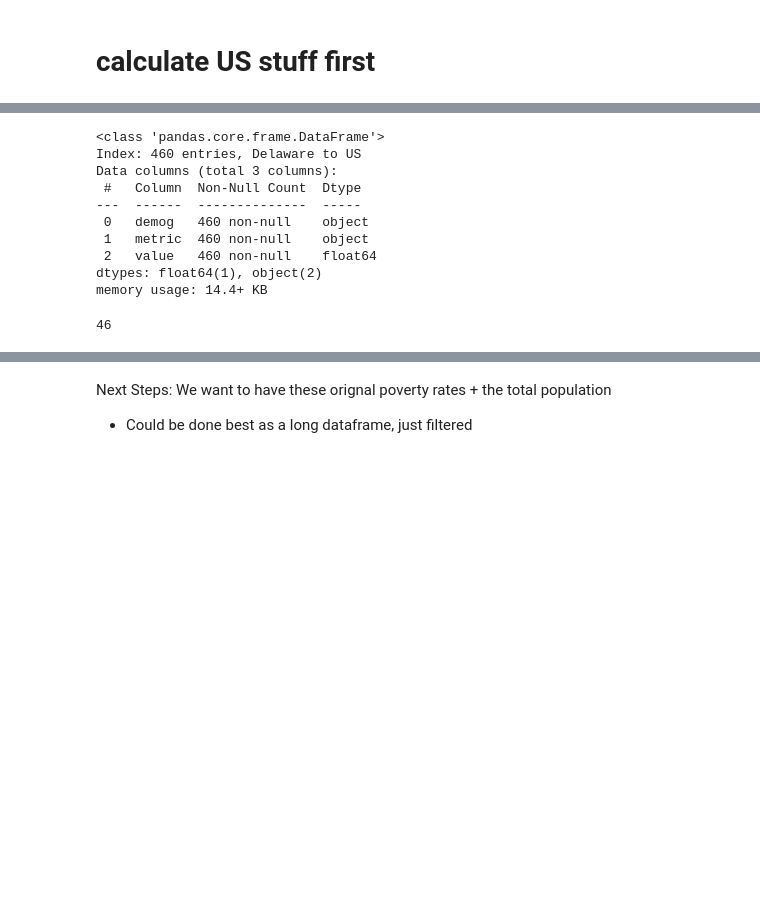
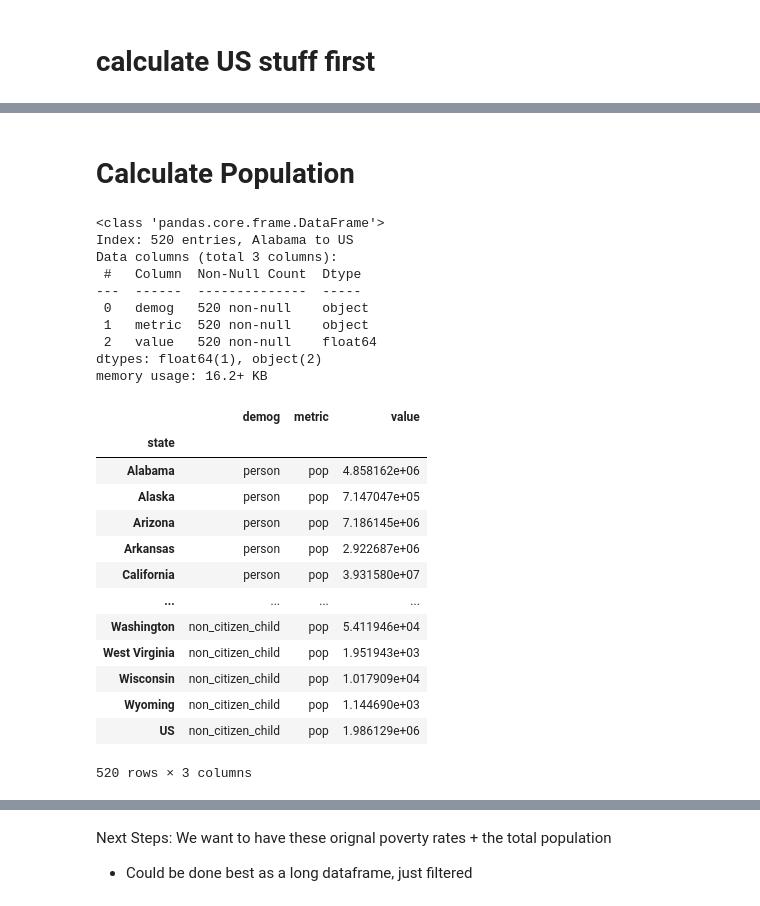
Before and after one commit to UBICenter/us-calc, a Jupyter notebook: pre-processing-notebook.ipynb, the cells around one changed output, grey strips where cells are left out. Saved outputs shown, nothing was run; the diff lists cells and outputs as text; code cells hidden in the pictures; blank space fills up the shorter version.

```diff
--- a/pre-processing-notebook.ipynb
+++ b/pre-processing-notebook.ipynb
@@ -274,35 +304,48 @@ dtype: float64
+# %% [markdown]
+# Calculate Population
 # %%
-# calculate poverty RATE for each DEMOGRAPHIC in US
-pov_rate_us = mdf.weighted_sum(poor_pop, demog_cols, "asecwt") / mdf.weighted_sum(
+# calculate POPULATION for each DEMOGRAPHIC in US
+pop_us = mdf.weighted_sum(
     person, demog_cols, w="asecwt"
 )
 # add name to series
-pov_rate_us.name = "US"
-# calculate poverty RATE for each group by state
-pov_rates = mdf.weighted_sum(
-    poor_pop, demog_cols, "asecwt", groupby="state"
-) / mdf.weighted_sum(person, demog_cols, w="asecwt", groupby="state")
+pop_us.name = "US"
+# calculate POPULATION for each group by state
+pop_states = mdf.weighted_sum(person, demog_cols, w="asecwt", groupby="state")
 
 # append US statistics as additional 'state'
-pov_df = pov_rates.append(pov_rate_us)
+pop_df = pop_states.append(pop_us)
 
 # melt df from wide to long format
-pov_df = pov_df.melt(ignore_index=False, var_name="demog")
+pop_df = pop_df.melt(ignore_index=False, var_name="demog")
 
-pov_df.insert(loc=1, column="metric", value="pov_rate")
-pov_df.info()
+pop_df.insert(loc=1, column="metric", value="pop")
+pop_df.info()
 # %% [output]
 <class 'pandas.core.frame.DataFrame'>
-Index: 460 entries, Delaware to US
+Index: 520 entries, Alabama to US
 Data columns (total 3 columns):
  #   Column  Non-Null Count  Dtype
 ---  ------  --------------  -----
- 0   demog   460 non-null    object
- 1   metric  460 non-null    object
- 2   value   460 non-null    float64
+ 0   demog   520 non-null    object
+ 1   metric  520 non-null    object
+ 2   value   520 non-null    float64
 dtypes: float64(1), object(2)
-memory usage: 14.4+ KB
+memory usage: 16.2+ KB
-# %%
-pov_df.index.nunique()
-# %% [output]
-46
+# %%
+pop_df
+# %% [output]
+|  | demog | metric | value |
+| state |  |  |  |
+| Alabama | person | pop | 4.858162e+06 |
+| Alaska | person | pop | 7.147047e+05 |
+| Arizona | person | pop | 7.186145e+06 |
+| Arkansas | person | pop | 2.922687e+06 |
+| California | person | pop | 3.931580e+07 |
+| ... | ... | ... | ... |
+| Washington | non_citizen_child | pop | 5.411946e+04 |
+| West Virginia | non_citizen_child | pop | 1.951943e+03 |
+| Wisconsin | non_citizen_child | pop | 1.017909e+04 |
+| Wyoming | non_citizen_child | pop | 1.144690e+03 |
+| US | non_citizen_child | pop | 1.986129e+06 |
+520 rows × 3 columns
```
Also changed, not shown: parts of 19 cells of this notebook, 2 other files.
